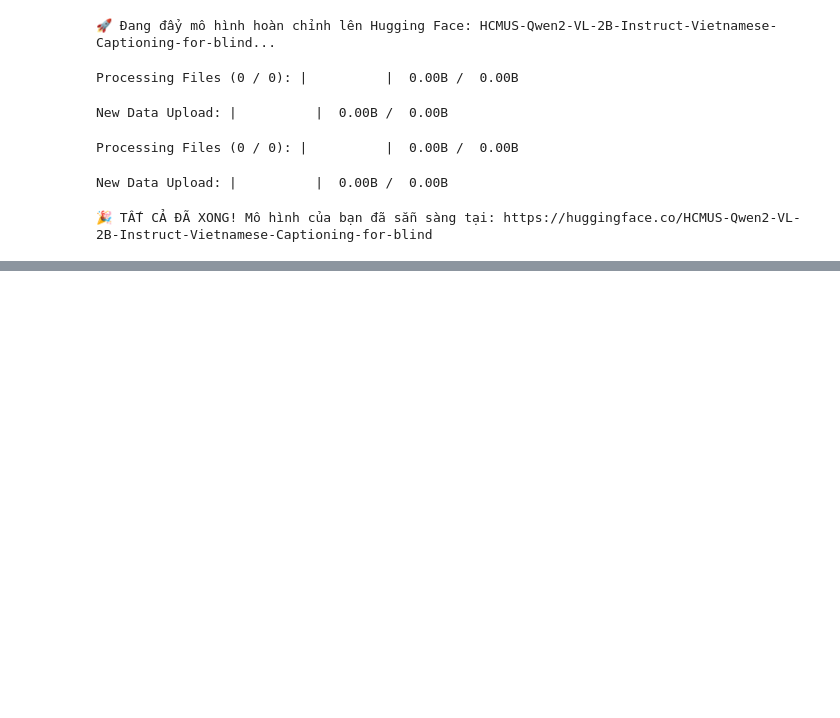
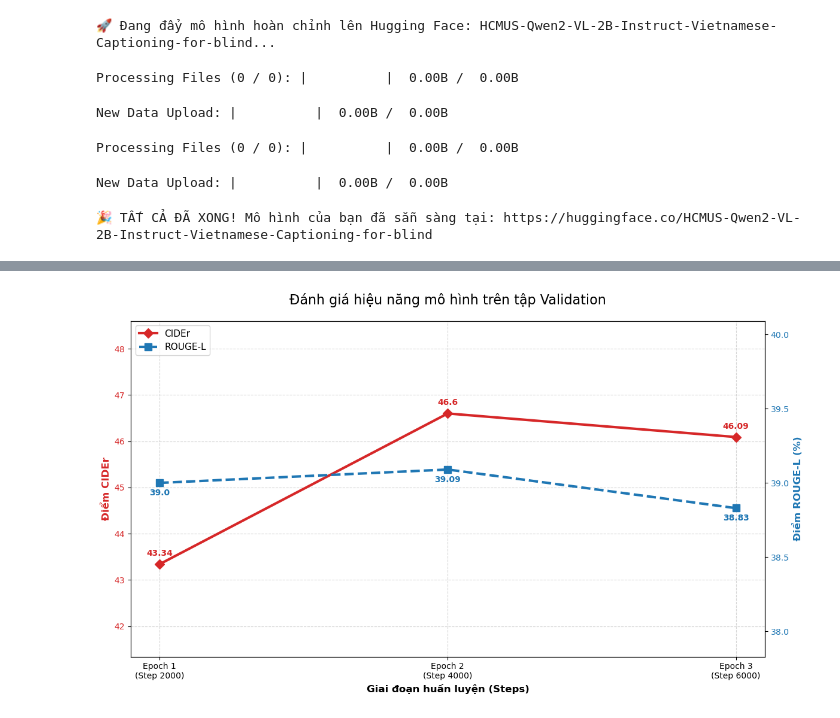
Before and after one commit to pqthinh232/ML-Project-Vietnamese-Image-Captioning-system-to-support-visually-impaired-people, a Jupyter notebook: finetune_Qwen2_VL_2B_Instruct/finetune_Qwen2_VL_2B_Instruct.ipynb, the cells around one changed output, grey strips where cells are left out. Cells and saved outputs as stored; diff of their text form; code cells hidden in the pictures; blank space fills up the shorter version.

```diff
--- a/finetune_Qwen2_VL_2B_Instruct/finetune_Qwen2_VL_2B_Instruct.ipynb
+++ b/finetune_Qwen2_VL_2B_Instruct/finetune_Qwen2_VL_2B_Instruct.ipynb
@@ -664,0 +713,56 @@ New Data Upload: |          |  0.00B /  0.00B
+# %%
+import matplotlib.pyplot as plt
+
+# 1. Dữ liệu thực tế từ bảng kết quả tập Val của bạn
+milestones = ['Epoch 1\n(Step 2000)', 'Epoch 2\n(Step 4000)', 'Epoch 3\n(Step 6000)']
+steps = [2000, 4000, 6000]
+cider_scores = [43.34, 46.60, 46.09]
+rouge_scores = [39.00, 39.09, 38.83]
+
+fig, ax1 = plt.subplots(figsize=(12, 7))
+
+# --- VẼ ĐƯỜNG CIDER (Trục bên trái) ---
+color_cider = '#d62728' # Màu đỏ đô
+ax1.set_xlabel('Giai đoạn huấn luyện (Steps)', fontsize=12, fontweight='bold')
+ax1.set_ylabel('Điểm CIDEr', color=color_cider, fontsize=12, fontweight='bold')
+line1 = ax1.plot(steps, cider_scores, marker='D', markersize=8, color=color_cider,
+                 linewidth=3, label='CIDEr')
+ax1.tick_params(axis='y', labelcolor=color_cider)
+ax1.grid(True, linestyle='--', alpha=0.5)
+
+# Thêm số liệu cụ thể cho CIDEr
+for i, txt in enumerate(cider_scores):
+    ax1.annotate(f'{txt}', (steps[i], cider_scores[i]), textcoords="offset points",
+                 xytext=(0,10), ha='center', color=color_cider, fontweight='bold')
+
+# --- VẼ ĐƯỜNG ROUGE-L (Trục bên phải) ---
+ax2 = ax1.twinx()
+color_rouge = '#1f77b4' # Màu xanh dương
+ax2.set_ylabel('Điểm ROUGE-L (%)', color=color_rouge, fontsize=12, fontweight='bold')
+line2 = ax2.plot(steps, rouge_scores, marker='s', markersize=8, color=color_rouge,
+                 linewidth=3, linestyle='--', label='ROUGE-L')
+ax2.tick_params(axis='y', labelcolor=color_rouge)
+
+# Thêm số liệu cụ thể cho ROUGE-L
+for i, txt in enumerate(rouge_scores):
+    ax2.annotate(f'{txt}', (steps[i], rouge_scores[i]), textcoords="offset points",
+                 xytext=(0,-15), ha='center', color=color_rouge, fontweight='bold')
+
+# --- ĐIỀU CHỈNH KHOẢNG TRỰC Y ĐỂ DỄ NHÌN BIẾN THIÊN ---
+ax1.set_ylim(min(cider_scores) - 2, max(cider_scores) + 2)
+ax2.set_ylim(min(rouge_scores) - 1, max(rouge_scores) + 1)
+
+# --- CHÚ THÍCH VÀ TIÊU ĐỀ ---
+plt.title('Đánh giá hiệu năng mô hình trên tập Validation', fontsize=16, pad=20)
+plt.xticks(steps, milestones)
+
+# Gom chú thích từ 2 trục vào 1 hộp
+lns = line1 + line2
+labs = [l.get_label() for l in lns]
+ax1.legend(lns, labs, loc='upper left', fontsize=11)
+
+plt.tight_layout()
+plt.savefig('val_metrics_comparison.png', dpi=300)
+plt.show()
+# %% [output]
+[figure, added]
```
Also changed, not shown: parts of 1 cell of this notebook, 18 other files.
